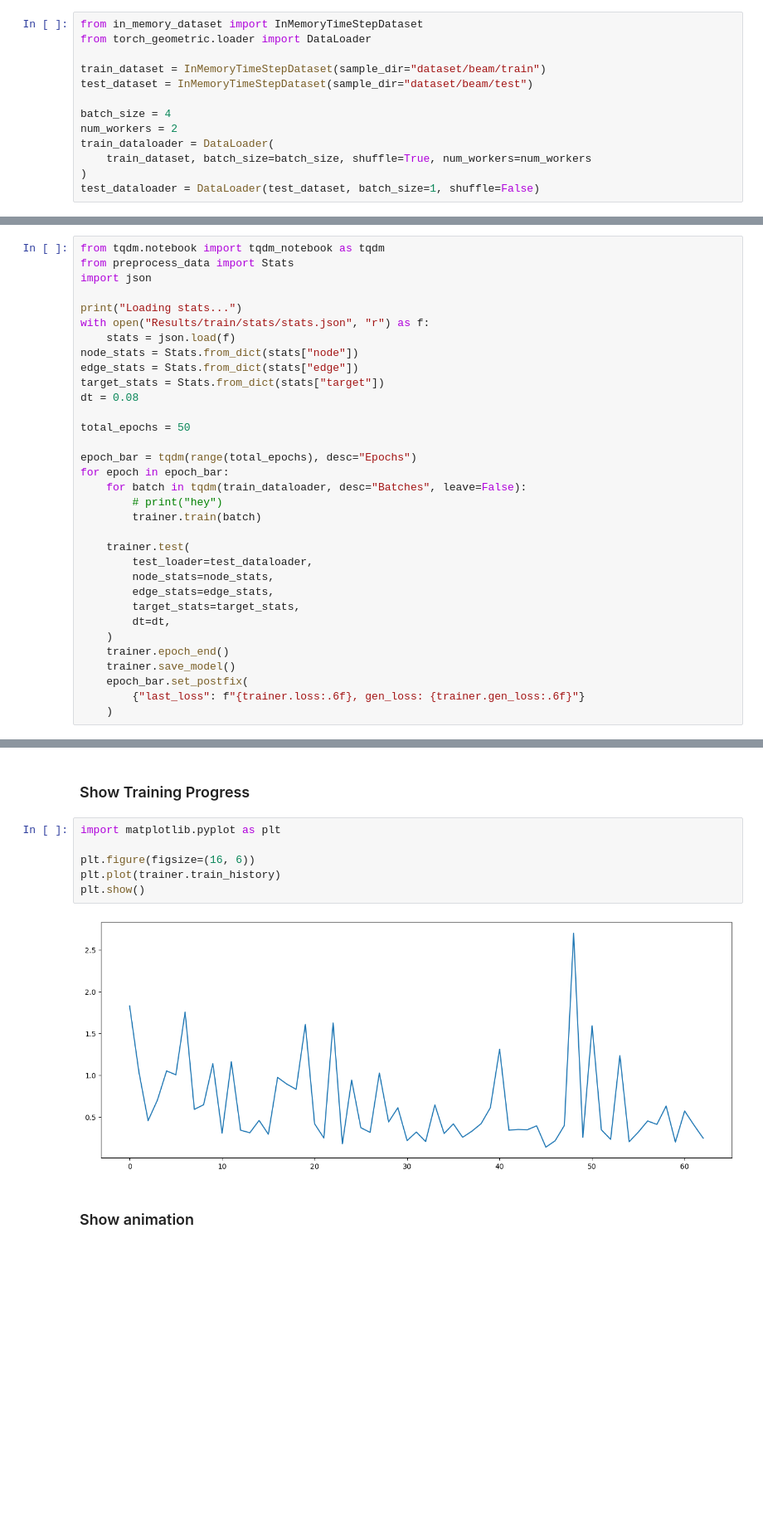
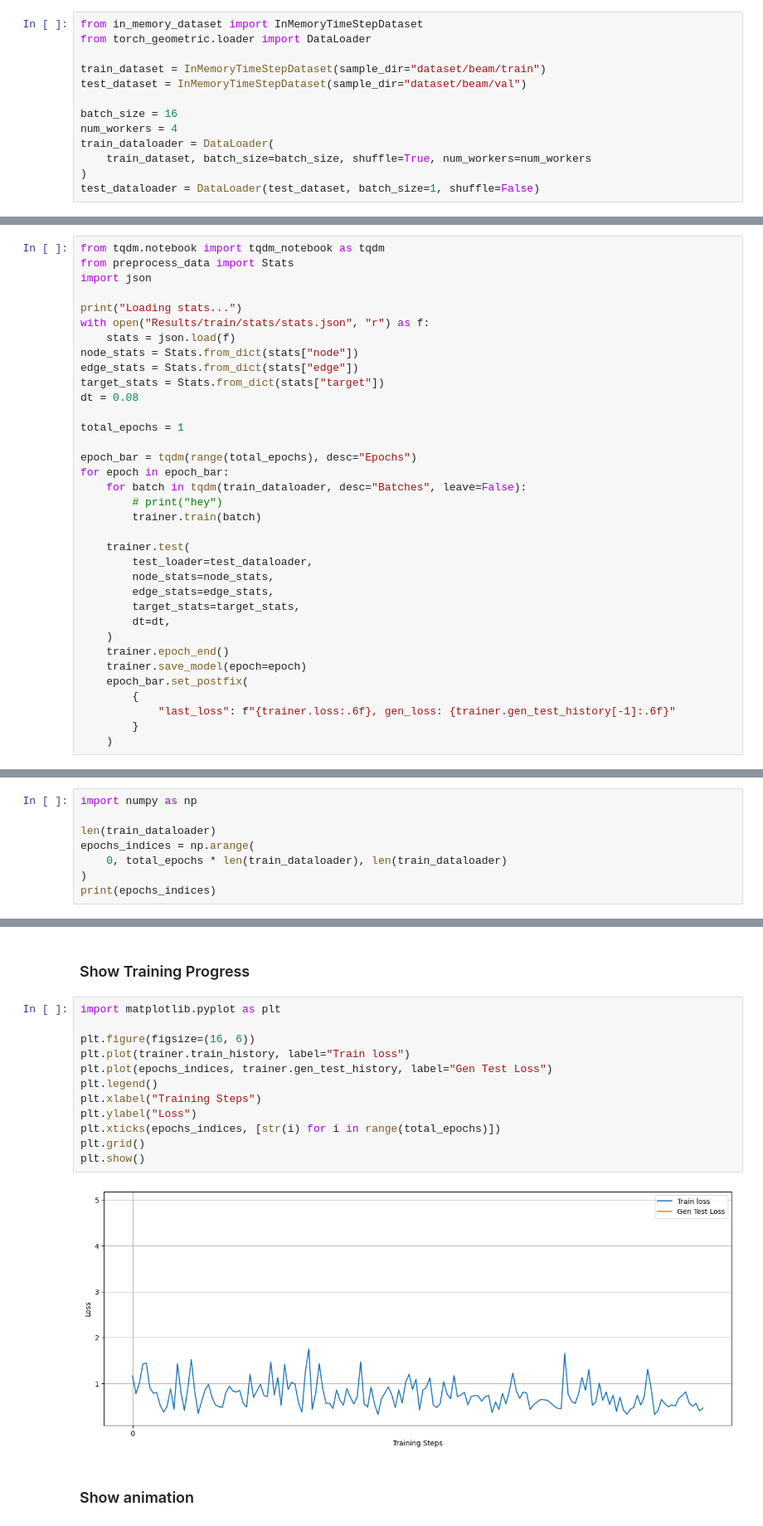
Before and after one commit to Primo909/BeamElastoDynamics, a Jupyter notebook: example_train.ipynb, the cells around one changed output, grey strips where cells are left out. Shown at 83% size. Saved outputs shown, nothing was run; the diff lists cells and outputs as text; blank space fills up the shorter version.

```diff
--- a/example_train.ipynb
+++ b/example_train.ipynb
@@ -11,10 +41,10 @@ from in_memory_dataset import InMemoryTimeStepDataset
 from torch_geometric.loader import DataLoader
 
 train_dataset = InMemoryTimeStepDataset(sample_dir="dataset/beam/train")
-test_dataset = InMemoryTimeStepDataset(sample_dir="dataset/beam/test")
+test_dataset = InMemoryTimeStepDataset(sample_dir="dataset/beam/val")
 
-batch_size = 4
-num_workers = 2
+batch_size = 16
+num_workers = 4
 train_dataloader = DataLoader(
     train_dataset, batch_size=batch_size, shuffle=True, num_workers=num_workers
 )
@@ -69,7 +99,7 @@ edge_stats = Stats.from_dict(stats["edge"])
 target_stats = Stats.from_dict(stats["target"])
 dt = 0.08
 
-total_epochs = 50
+total_epochs = 1
 
 epoch_bar = tqdm(range(total_epochs), desc="Epochs")
 for epoch in epoch_bar:
@@ -85,8 +115,10 @@ for epoch in epoch_bar:
         dt=dt,
     )
     trainer.epoch_end()
-    trainer.save_model()
+    trainer.save_model(epoch=epoch)
     epoch_bar.set_postfix(
-        {"last_loss": f"{trainer.loss:.6f}, gen_loss: {trainer.gen_loss:.6f}"}
+        {
+            "last_loss": f"{trainer.loss:.6f}, gen_loss: {trainer.gen_test_history[-1]:.6f}"
+        }
     )
 # %% [output]
@@ -94,0 +126,8 @@ KeyboardInterrupt:
+# %%
+import numpy as np
+
+len(train_dataloader)
+epochs_indices = np.arange(
+    0, total_epochs * len(train_dataloader), len(train_dataloader)
+)
+print(epochs_indices)
@@ -97,11 +138,17 @@ KeyboardInterrupt:
 # %%
 import matplotlib.pyplot as plt
 
 plt.figure(figsize=(16, 6))
-plt.plot(trainer.train_history)
+plt.plot(trainer.train_history, label="Train loss")
+plt.plot(epochs_indices, trainer.gen_test_history, label="Gen Test Loss")
+plt.legend()
+plt.xlabel("Training Steps")
+plt.ylabel("Loss")
+plt.xticks(epochs_indices, [str(i) for i in range(total_epochs)])
+plt.grid()
 plt.show()
 # %% [output]
-[figure, old version]
+[figure, new version]
 # %% [markdown]
 ### Show animation
 # %%
```
Also changed, not shown: parts of 8 cells of this notebook, 7 other files.
